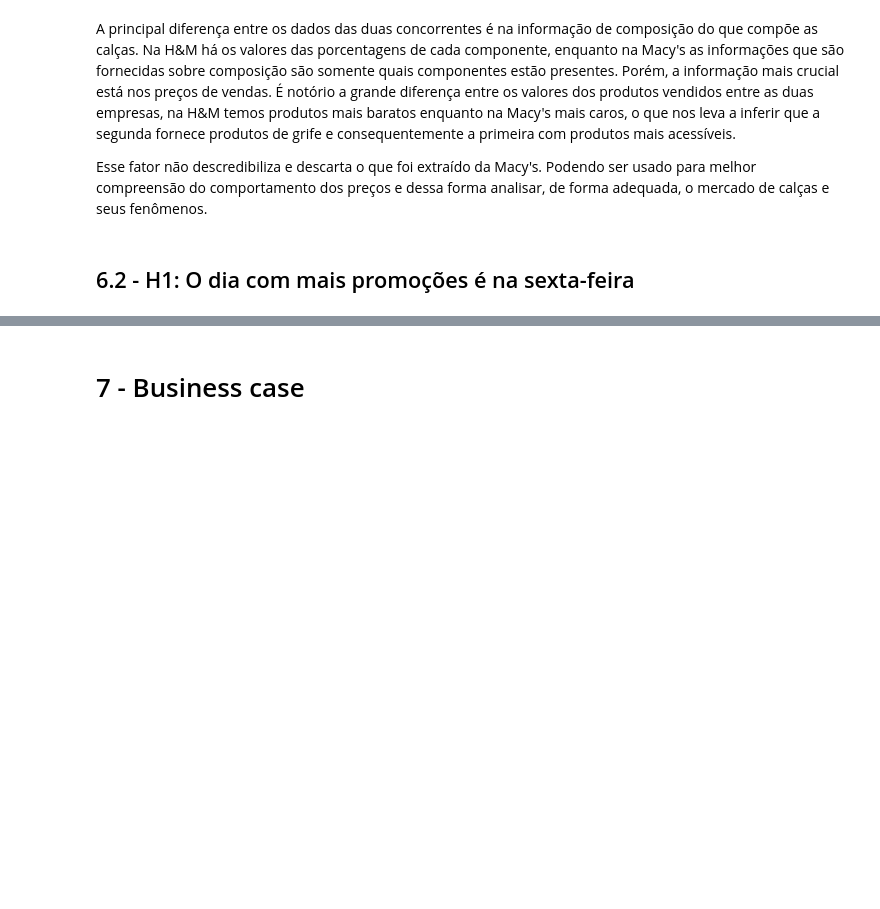
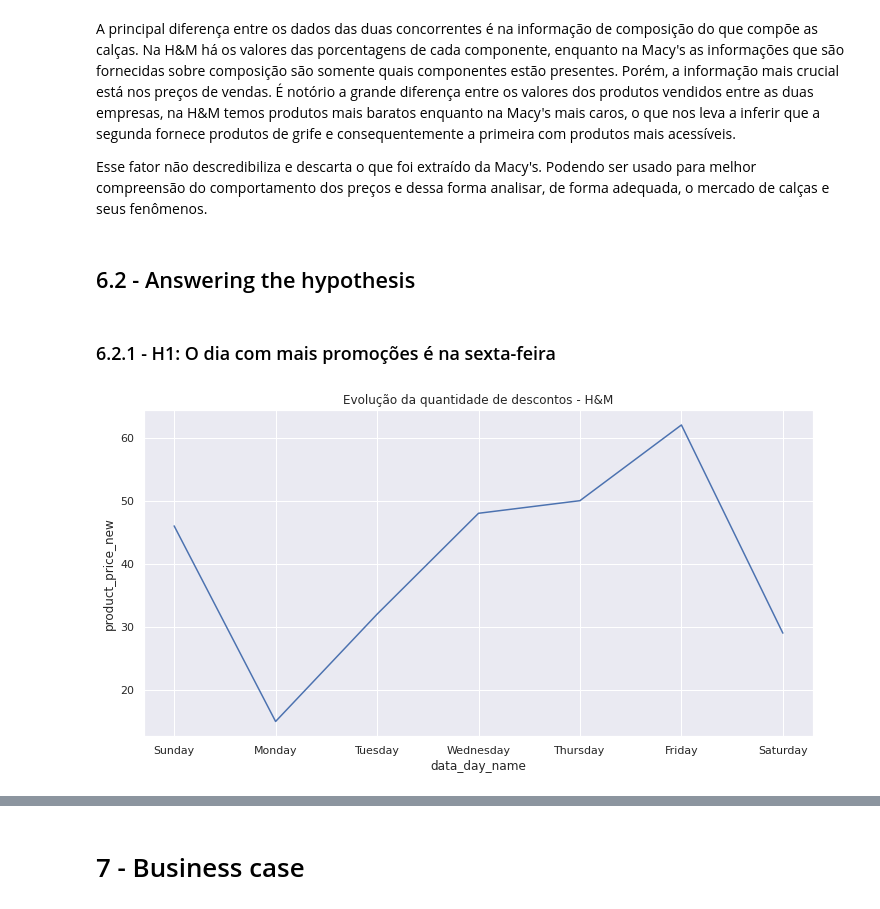
Before and after one commit to Mat004/Web-Scraping-Star-Jeans, a Jupyter notebook: p02_webscraping.ipynb, the cells around one changed output, grey strips where cells are left out. Drawn from its saved outputs; the diff is of its cells as text; code cells hidden in the pictures; blank space fills up the shorter version.

```diff
--- a/p02_webscraping.ipynb
+++ b/p02_webscraping.ipynb
@@ -619,4 +619,26 @@ A principal diferença entre os dados das duas concorrentes é na informação d
 
 Esse fator não descredibiliza e descarta o que foi extraído da Macy's. Podendo ser usado para melhor compreensão do comportamento dos preços e dessa forma analisar, de forma adequada, o mercado de calças e seus fenômenos.
 # %% [markdown]
-## 6.2 - H1: O dia com mais promoções é na sexta-feira
+## 6.2 - Answering the hypothesis
+# %% [markdown]
+### 6.2.1 - H1: O dia com mais promoções é na sexta-feira
+# %%
+#######################################
+# H1 - H&M
+#######################################
+
+data_1 = data_hm.loc[data_hm['product_price_new']>0, :]
+data_aux1 = data_1[['data_day_name', 'product_price_new']].groupby('data_day_name').count().reset_index()
+
+# Criando a ordem do dia da semana
+data_aux1['data_day_name'] =  pd.Categorical(data_aux1['data_day_name'],
+                                            categories = ['Sunday', 'Monday', 'Tuesday', 'Wednesday', 'Thursday', 'Friday', 'Saturday'],
+                                            ordered=True)
+
+sns.set_theme()
+fig, ax = plt.subplots(figsize=(12,6))
+sns.lineplot(data=data_aux1, x='data_day_name', y='product_price_new', ax=ax)
+plt.title('Evolução da quantidade de descontos - H&M')
+plt.show()
+# %% [output]
+[figure, added]
```
Also changed, not shown: parts of 6 cells of this notebook.
